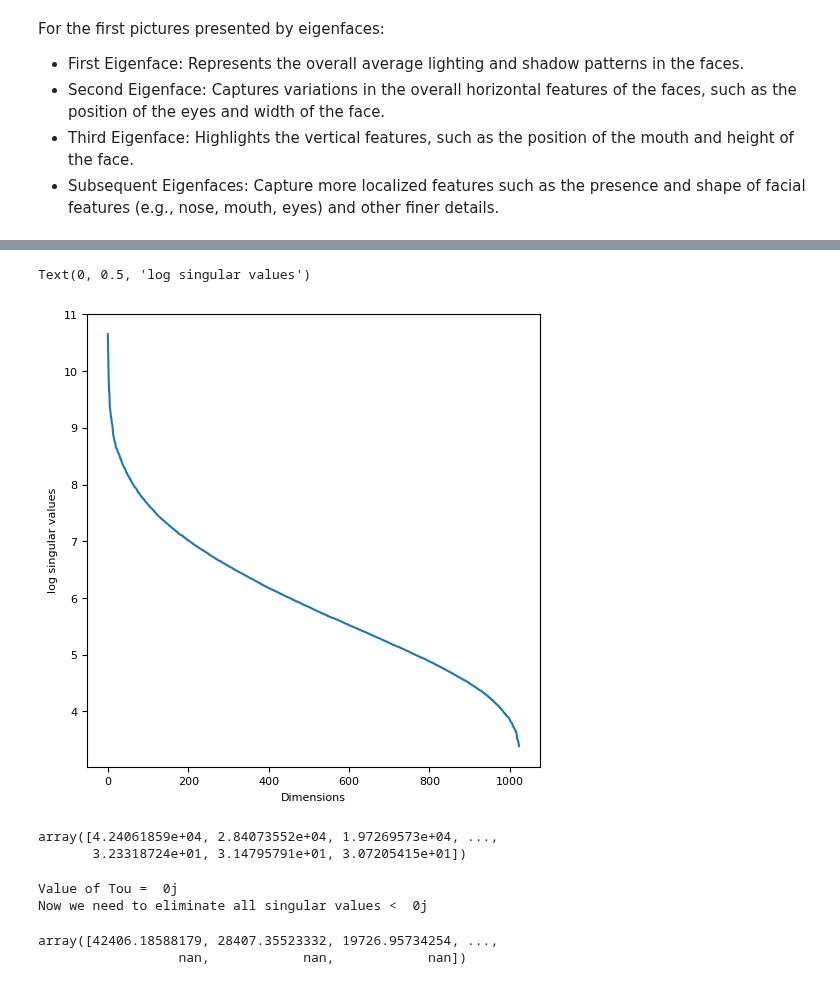
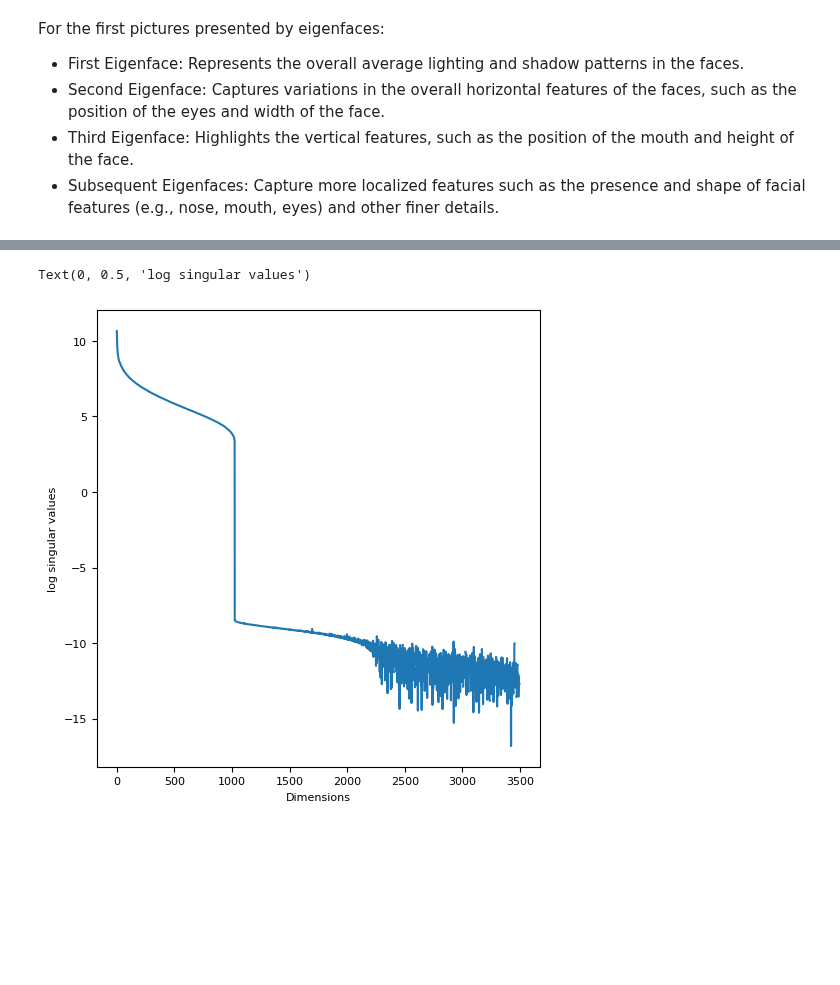
Before and after one commit to JouhC/ai-linearalgebra-probsets, a Jupyter notebook: notebooks/ps1.ipynb, the cells around one changed output, grey strips where cells are left out. Cells and saved outputs as stored; diff of their text form; code cells hidden in the pictures; blank space fills up the shorter version.

```diff
--- a/notebooks/ps1.ipynb
+++ b/notebooks/ps1.ipynb
@@ -75,6 +72,6 @@ print_face(np.reshape(average_face,(32,32)).T)
 # %% [output]
 [figure]
 # %%
-X = training_faces - average_face
+X = training_faces
 print_faces(X, N=100)
 # %% [output]
@@ -82,7 +79,10 @@ print_faces(X, N=100)
 # %%
-def sv_decomposition(matrix, relative_rank = 1):
+def sv_decomposition(matrix, reduced_svd=False):
     m, n = matrix.shape
-    s = min(m,n)
+    if reduced_svd:
+        s = min(m,n)
+    else:
+        s = max(m,n)
 
     #Compute for ATA
     ATA = np.dot(matrix.T, matrix)
@@ -107,12 +107,7 @@ def sv_decomposition(matrix, relative_rank = 1):
     #Compute U as U = AVS^-1.
     U = np.dot(matrix, np.dot(V, S_inv))
 
-    if relative_rank < 1:
-        compressed = int(math.sqrt(int(1024*relative_rank)))**2
-        return U[:,:compressed], np.diag(np.diag(S)[:compressed]), V.T[:compressed,:]
-
     return U, S, V.T
 # %%
 # Perform SVD
-U, S, VT = sv_decomposition(X.T, relative_rank=1)
-#U1, S1, VT1 = np.linalg.svd(X.T, full_matrices=True)
+U, S, VT = sv_decomposition(X.T)
@@ -157,30 +138,10 @@ Thus, this ensures that the eigenfaces (principal components) effectively captur
 # %%
-#Plot of our Singular Values:
+#Plot of our Singular Values after Dimensionality Reduction:
 plt.rcParams.update({'font.size': 8})
 plt.rcParams['figure.figsize'] = [5,5]
-plt.plot(np.log(np.diag(S)))
+plt.plot(np.log(np.real(np.diag(S))))
 plt.xlabel("Dimensions")
 plt.ylabel("log singular values")
 # %% [output]
 Text(0, 0.5, 'log singular values')
-[figure, old version]
+[figure, new version]
-# %%
-S
-# %% [output]
-array([4.24061859e+04, 2.84073552e+04, 1.97269573e+04, ...,
-       3.23318724e+01, 3.14795791e+01, 3.07205415e+01])
-# %%
-sig_med = np.median(S)
-beta = 32/32
-omega = 0.56*beta**3 - 0.95*beta**2 + 1.82*beta + 1.43
-tou = omega*sig_med
-print("Value of Tou = ",tou)
-print("Now we need to eliminate all singular values < ",tou)
-# %% [output]
-Value of Tou =  0j
-Now we need to eliminate all singular values <  0j
-# %%
-S
-# %% [output]
-array([42406.18588179, 28407.35523332, 19726.95734254, ...,
-                  nan,            nan,            nan])
```
Also changed, not shown: parts of 21 cells of this notebook.
